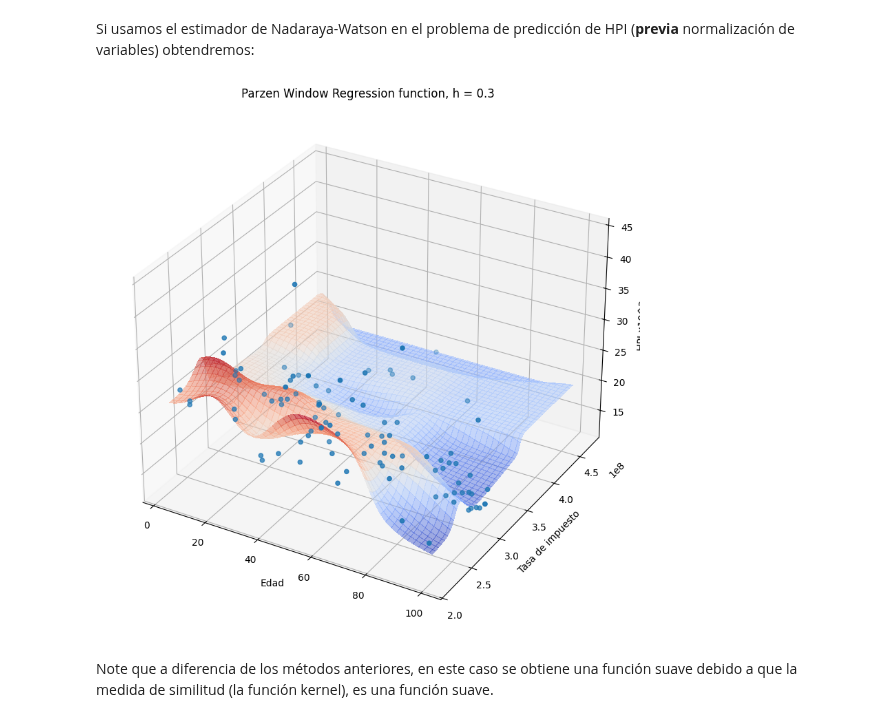
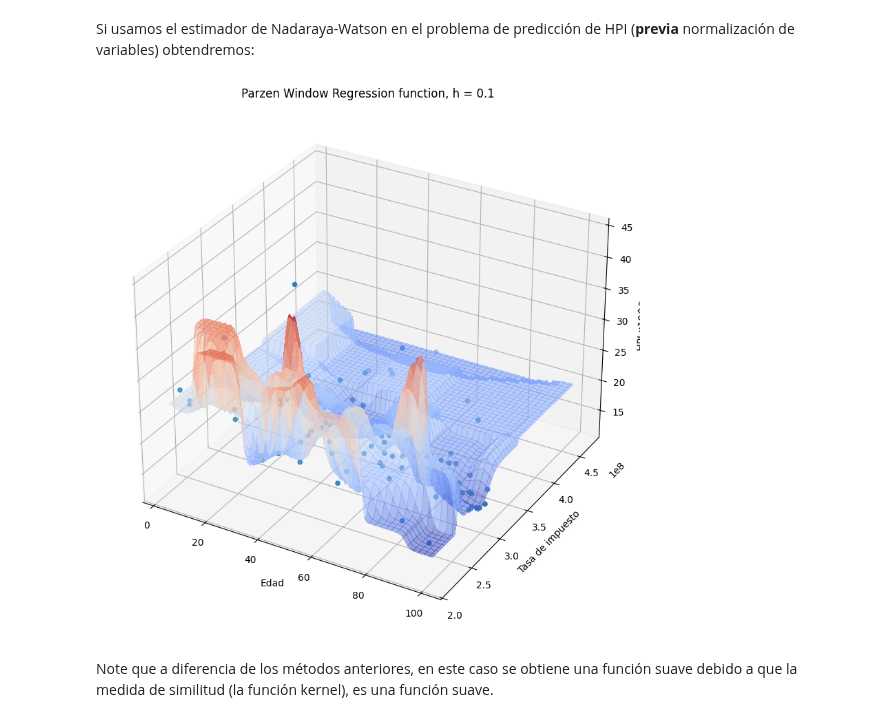
Before and after one commit to jdariasl/Intro_ML_2025, a Jupyter notebook: Clase 04 - Modelos no Paramétricos.ipynb, the cells around one changed output. Cells and saved outputs as stored; diff of their text form; code cells hidden in the pictures.

```diff
--- a/Clase 04 - Modelos no Paramétricos.ipynb
+++ b/Clase 04 - Modelos no Paramétricos.ipynb
@@ -332,10 +336,10 @@ plt.show()
 # %% [markdown]
 Si usamos el estimador de Nadaraya-Watson en el problema de predicción de HPI (**previa** normalización de variables) obtendremos:
 # %%
-plothpi.ParzenPlot_n(0.3)
+plothpi.ParzenPlot_n(0.1)
 plt.show()
 # %% [output]
-[figure, old version]
+[figure, new version]
 # %% [markdown]
 Note que a diferencia de los métodos anteriores, en este caso se obtiene una función suave debido a que la medida de similitud (la función kernel), es una función suave.
 # %%
```
Also changed, not shown: parts of 4 cells of this notebook, 15 other files.
